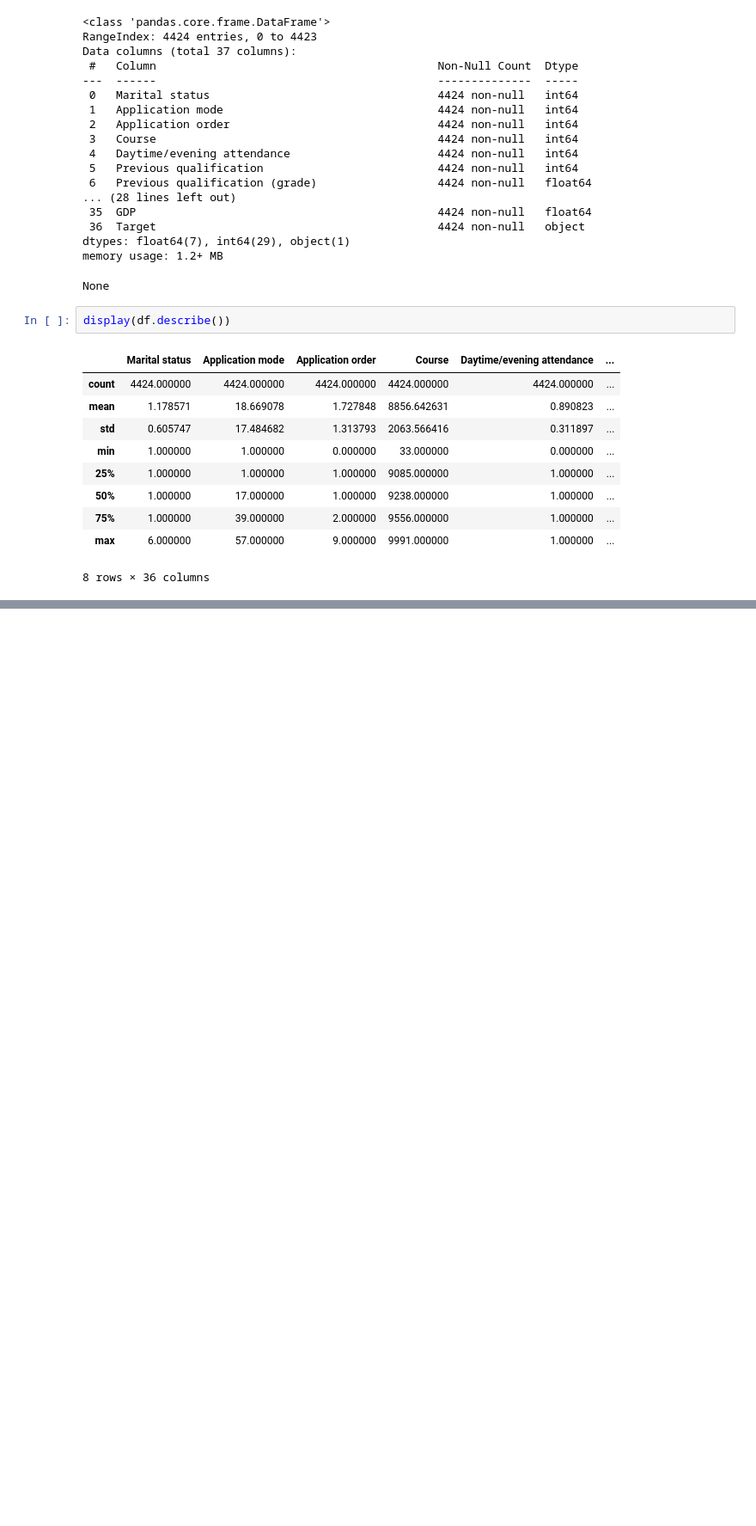
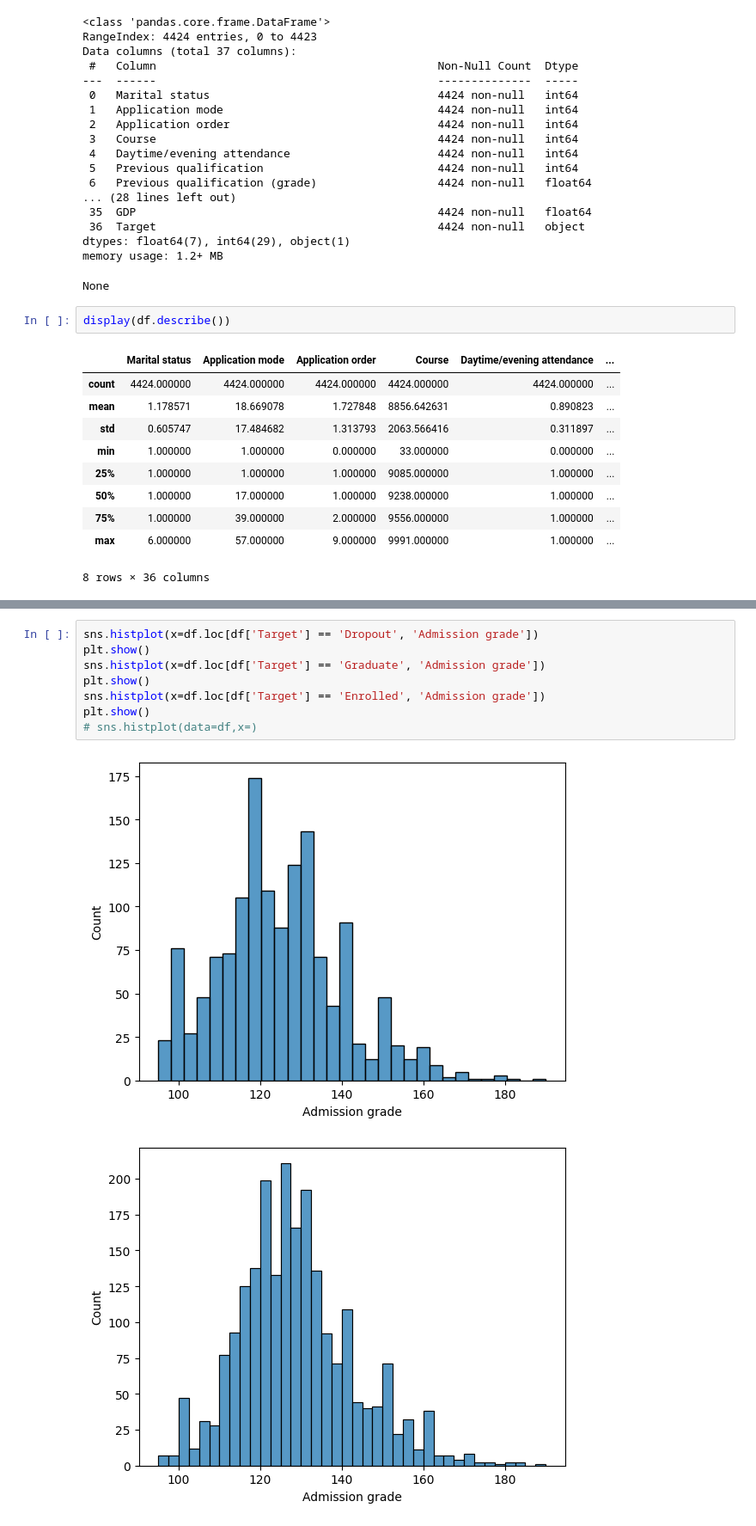
Before and after one commit to willshobwish/introducao-a-ciencia-de-dados, a Jupyter notebook: Predict Students' Dropout and Academic Success Info.ipynb, the cells around one changed output, grey strips where cells are left out. Shown at 86% size. Saved outputs shown, nothing was run; the diff lists cells and outputs as text; blank space fills up the shorter version.

```diff
--- a/Predict Students' Dropout and Academic Success Info.ipynb
+++ b/Predict Students' Dropout and Academic Success Info.ipynb
@@ -352,0 +403,11 @@ for i in df.columns:
+# %%
+sns.histplot(x=df.loc[df['Target'] == 'Dropout', 'Admission grade'])
+plt.show()
+sns.histplot(x=df.loc[df['Target'] == 'Graduate', 'Admission grade'])
+plt.show()
+sns.histplot(x=df.loc[df['Target'] == 'Enrolled', 'Admission grade'])
+plt.show()
+# sns.histplot(data=df,x=)
+# %% [output]
+[figure, added]
+[figure, added]
```
Also changed, not shown: parts of 12 cells of this notebook, 1 other file.
